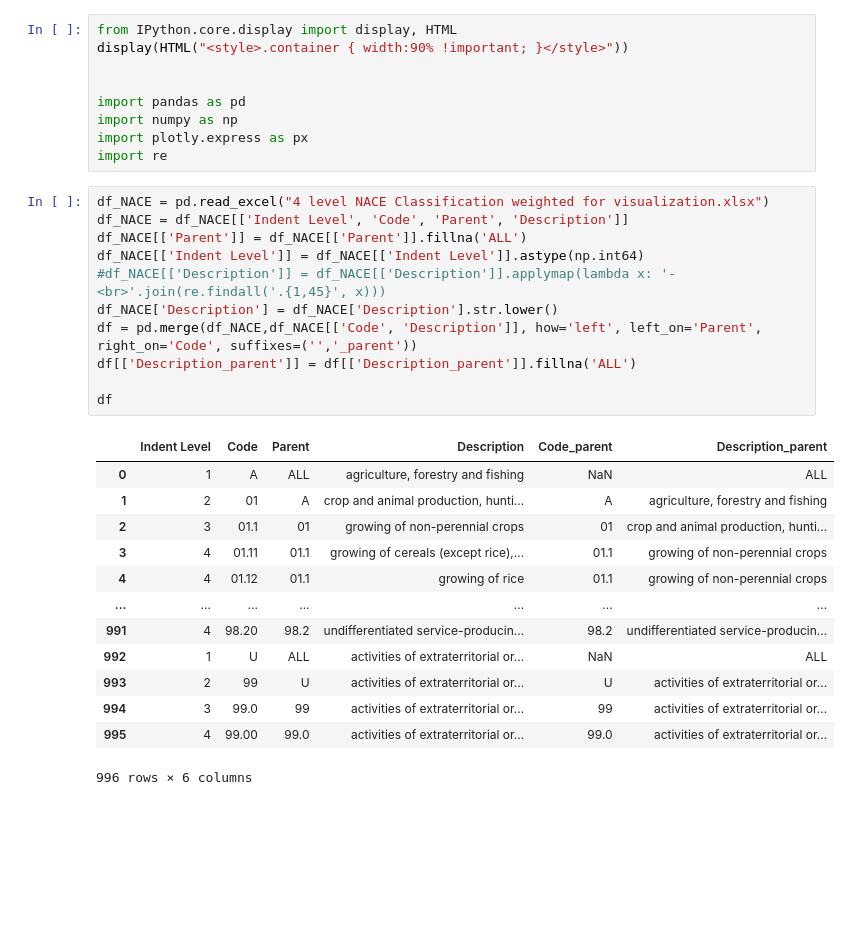
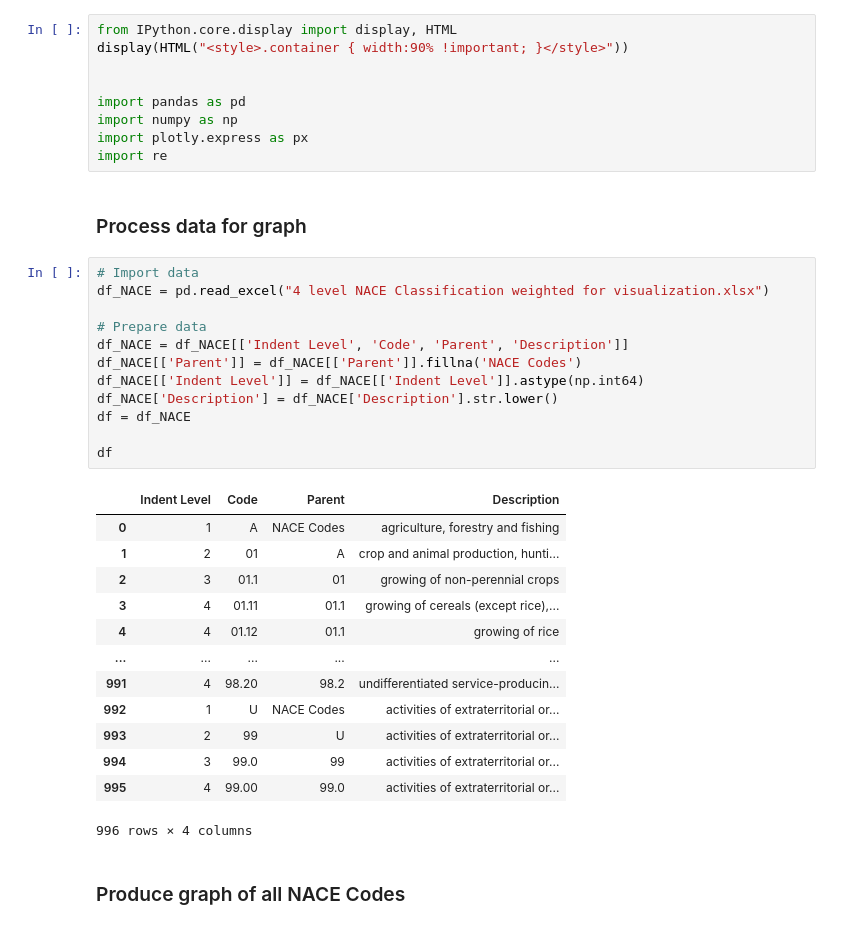
Before and after one commit to fsn-capital/NACE-Codes, a Jupyter notebook: NACE Codes Viz.ipynb, the cells around one changed output. Saved outputs shown, nothing was run; the diff lists cells and outputs as text; blank space fills up the shorter version.

```diff
--- a/NACE Codes Viz.ipynb
+++ b/NACE Codes Viz.ipynb
@@ -18,30 +24,35 @@ import pandas as pd
 import numpy as np
 import plotly.express as px
 import re
+# %% [markdown]
+### Process data for graph
 # %%
+# Import data
 df_NACE = pd.read_excel("4 level NACE Classification weighted for visualization.xlsx")
+
+# Prepare data
 df_NACE = df_NACE[['Indent Level', 'Code', 'Parent', 'Description']]
-df_NACE[['Parent']] = df_NACE[['Parent']].fillna('ALL')
+df_NACE[['Parent']] = df_NACE[['Parent']].fillna('NACE Codes')
 df_NACE[['Indent Level']] = df_NACE[['Indent Level']].astype(np.int64)
-#df_NACE[['Description']] = df_NACE[['Description']].applymap(lambda x: '-<br>'.join(re.findall('.{1,45}', x)))
 df_NACE['Description'] = df_NACE['Description'].str.lower()
-df = pd.merge(df_NACE,df_NACE[['Code', 'Description']], how='left', left_on='Parent', right_on='Code', suffixes=('','_parent'))
-df[['Description_parent']] = df[['Description_parent']].fillna('ALL')
+df = df_NACE
 
 df
 # %% [output]
-|  | Indent Level | Code | Parent | Description | Code_parent | Description_parent |
-| 0 | 1 | A | ALL | agriculture, forestry and fishing | NaN | ALL |
-| 1 | 2 | 01 | A | crop and animal production, hunti... | A | agriculture, forestry and fishing |
-| 2 | 3 | 01.1 | 01 | growing of non-perennial crops | 01 | crop and animal production, hunti... |
-| 3 | 4 | 01.11 | 01.1 | growing of cereals (except rice),... | 01.1 | growing of non-perennial crops |
-| 4 | 4 | 01.12 | 01.1 | growing of rice | 01.1 | growing of non-perennial crops |
-| ... | ... | ... | ... | ... | ... | ... |
-| 991 | 4 | 98.20 | 98.2 | undifferentiated service-producin... | 98.2 | undifferentiated service-producin... |
-| 992 | 1 | U | ALL | activities of extraterritorial or... | NaN | ALL |
-| 993 | 2 | 99 | U | activities of extraterritorial or... | U | activities of extraterritorial or... |
-| 994 | 3 | 99.0 | 99 | activities of extraterritorial or... | 99 | activities of extraterritorial or... |
-| 995 | 4 | 99.00 | 99.0 | activities of extraterritorial or... | 99.0 | activities of extraterritorial or... |
+|  | Indent Level | Code | Parent | Description |
+| 0 | 1 | A | NACE Codes | agriculture, forestry and fishing |
+| 1 | 2 | 01 | A | crop and animal production, hunti... |
+| 2 | 3 | 01.1 | 01 | growing of non-perennial crops |
+| 3 | 4 | 01.11 | 01.1 | growing of cereals (except rice),... |
+| 4 | 4 | 01.12 | 01.1 | growing of rice |
+| ... | ... | ... | ... | ... |
+| 991 | 4 | 98.20 | 98.2 | undifferentiated service-producin... |
+| 992 | 1 | U | NACE Codes | activities of extraterritorial or... |
+| 993 | 2 | 99 | U | activities of extraterritorial or... |
+| 994 | 3 | 99.0 | 99 | activities of extraterritorial or... |
+| 995 | 4 | 99.00 | 99.0 | activities of extraterritorial or... |
-996 rows × 6 columns
+996 rows × 4 columns
+# %% [markdown]
+### Produce graph of all NACE Codes
 # %%
 fig =px.sunburst(
```
Also changed, not shown: parts of 9 cells of this notebook.
